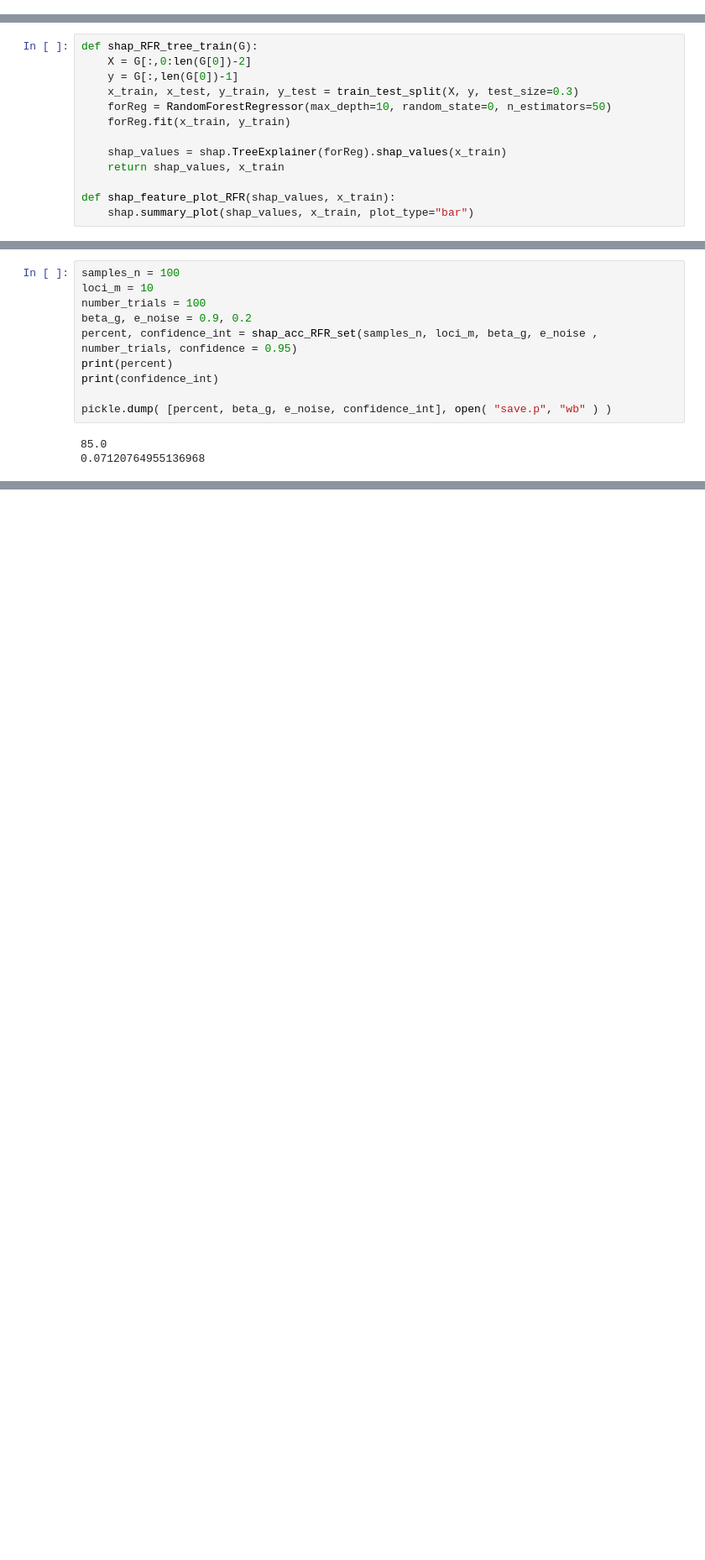
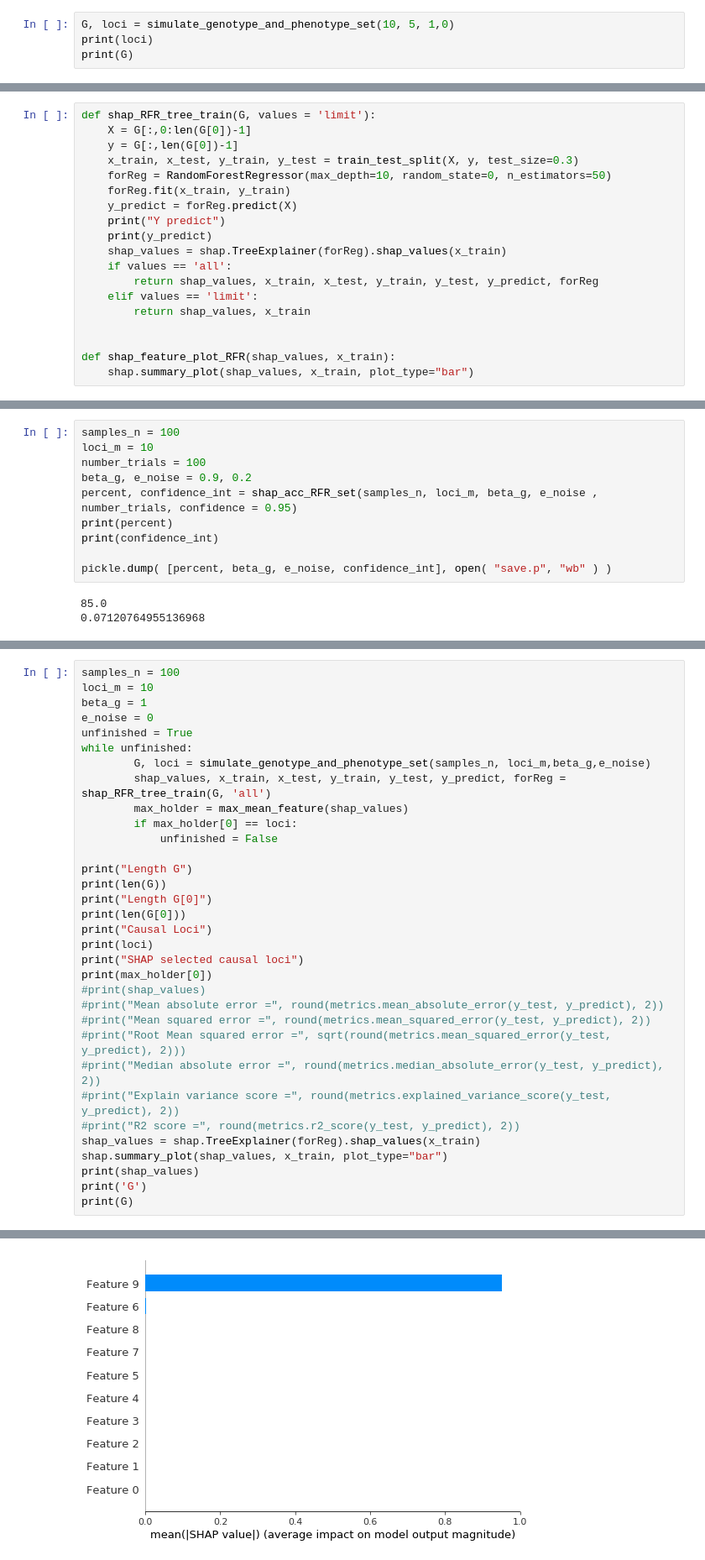
Before and after one commit to KevinDelao/UCLA_Summer_Project, a Jupyter notebook: RFR.ipynb, the cells around one changed output, grey strips where cells are left out. Shown at 84% size. Saved outputs shown, nothing was run; the diff lists cells and outputs as text; blank space fills up the shorter version.

```diff
--- a/RFR.ipynb
+++ b/RFR.ipynb
@@ -73,3 +89,7 @@ def simulate_genotype_and_phenotype_var(samples_n, loci_m,var_g,var_e):
         Y_n[k] = Y_j
     G = np.append(G, Y_n, axis=1)
     return G, loci
+# %%
+G, loci = simulate_genotype_and_phenotype_set(10, 5, 1,0)
+print(loci)
+print(G)
@@ -78,15 +110,21 @@ def simulate_genotype_and_phenotype_var(samples_n, loci_m,var_g,var_e):
 # %% [markdown]
 ## Random Forest Regression & SHAP
 # %%
-def shap_RFR_tree_train(G):
-    X = G[:,0:len(G[0])-2]
+def shap_RFR_tree_train(G, values = 'limit'):
+    X = G[:,0:len(G[0])-1]
     y = G[:,len(G[0])-1]
     x_train, x_test, y_train, y_test = train_test_split(X, y, test_size=0.3)
     forReg = RandomForestRegressor(max_depth=10, random_state=0, n_estimators=50)
     forReg.fit(x_train, y_train)
+    y_predict = forReg.predict(X)
+    print("Y predict")
+    print(y_predict)
+    shap_values = shap.TreeExplainer(forReg).shap_values(x_train)
+    if values == 'all':
+        return shap_values, x_train, x_test, y_train, y_test, y_predict, forReg
+    elif values == 'limit':
+        return shap_values, x_train
 
-    shap_values = shap.TreeExplainer(forReg).shap_values(x_train)
-    return shap_values, x_train
 
 def shap_feature_plot_RFR(shap_values, x_train):
     shap.summary_plot(shap_values, x_train, plot_type="bar")
@@ -423,0 +435,34 @@ plot_shap_values_RFR_bar(samples_n, loci_m, range_values, 0.9, number_trials, da
+# %%
+samples_n = 100
+loci_m = 10
+beta_g = 1
+e_noise = 0
+unfinished = True
+while unfinished:
+        G, loci = simulate_genotype_and_phenotype_set(samples_n, loci_m,beta_g,e_noise)
+        shap_values, x_train, x_test, y_train, y_test, y_predict, forReg = shap_RFR_tree_train(G, 'all')
+        max_holder = max_mean_feature(shap_values)
+        if max_holder[0] == loci:
+            unfinished = False
+
+print("Length G")
+print(len(G))
+print("Length G[0]")
+print(len(G[0]))
+print("Causal Loci")
+print(loci)
+print("SHAP selected causal loci")
+print(max_holder[0])
+#print(shap_values)
+#print("Mean absolute error =", round(metrics.mean_absolute_error(y_test, y_predict), 2))
+#print("Mean squared error =", round(metrics.mean_squared_error(y_test, y_predict), 2))
+#print("Root Mean squared error =", sqrt(round(metrics.mean_squared_error(y_test, y_predict), 2)))
+#print("Median absolute error =", round(metrics.median_absolute_error(y_test, y_predict), 2))
+#print("Explain variance score =", round(metrics.explained_variance_score(y_test, y_predict), 2))
+#print("R2 score =", round(metrics.r2_score(y_test, y_predict), 2))
+shap_values = shap.TreeExplainer(forReg).shap_values(x_train)
+shap.summary_plot(shap_values, x_train, plot_type="bar")
+print(shap_values)
+print('G')
+print(G)
+# %% [output]
@@ -423,0 +486 @@ plot_shap_values_RFR_bar(samples_n, loci_m, range_values, 0.9, number_trials, da
+[figure, added]
```
Also changed, not shown: parts of 23 cells of this notebook, 20 other files.
